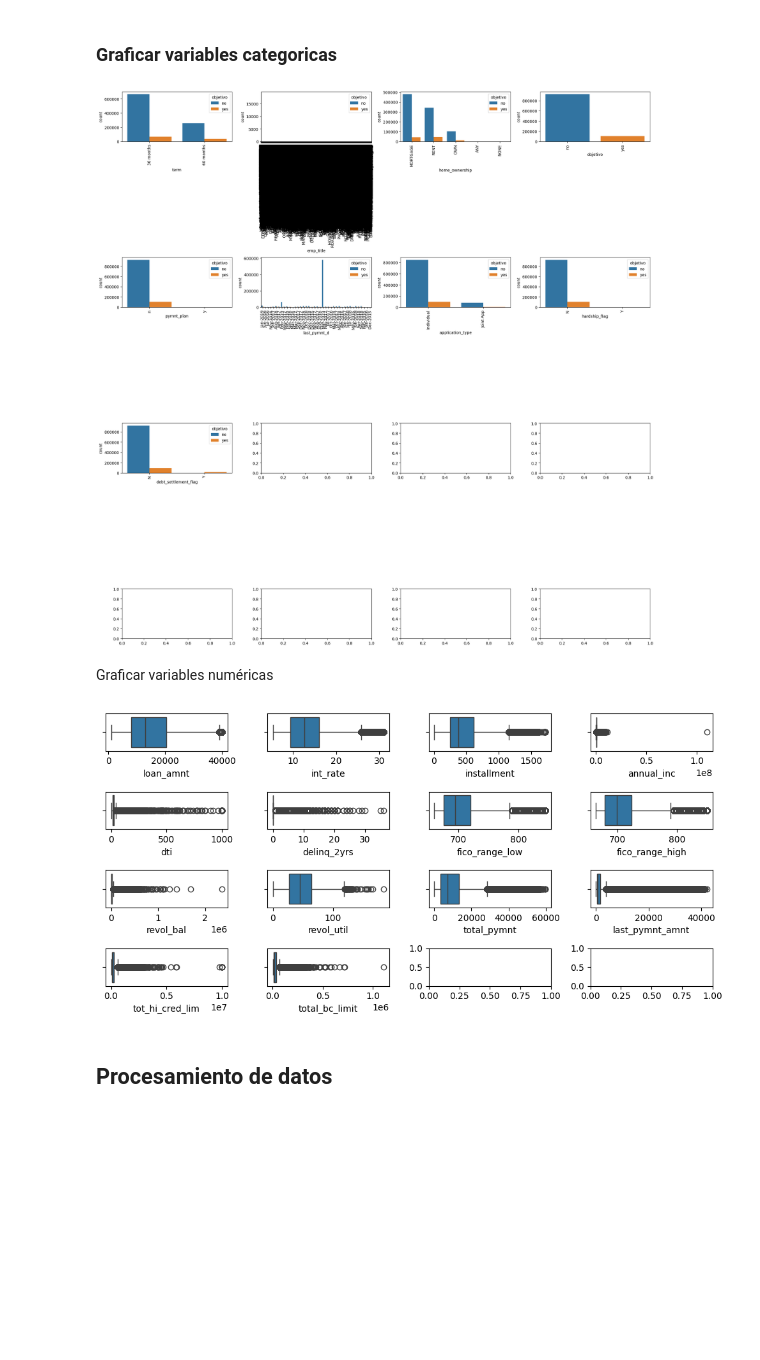
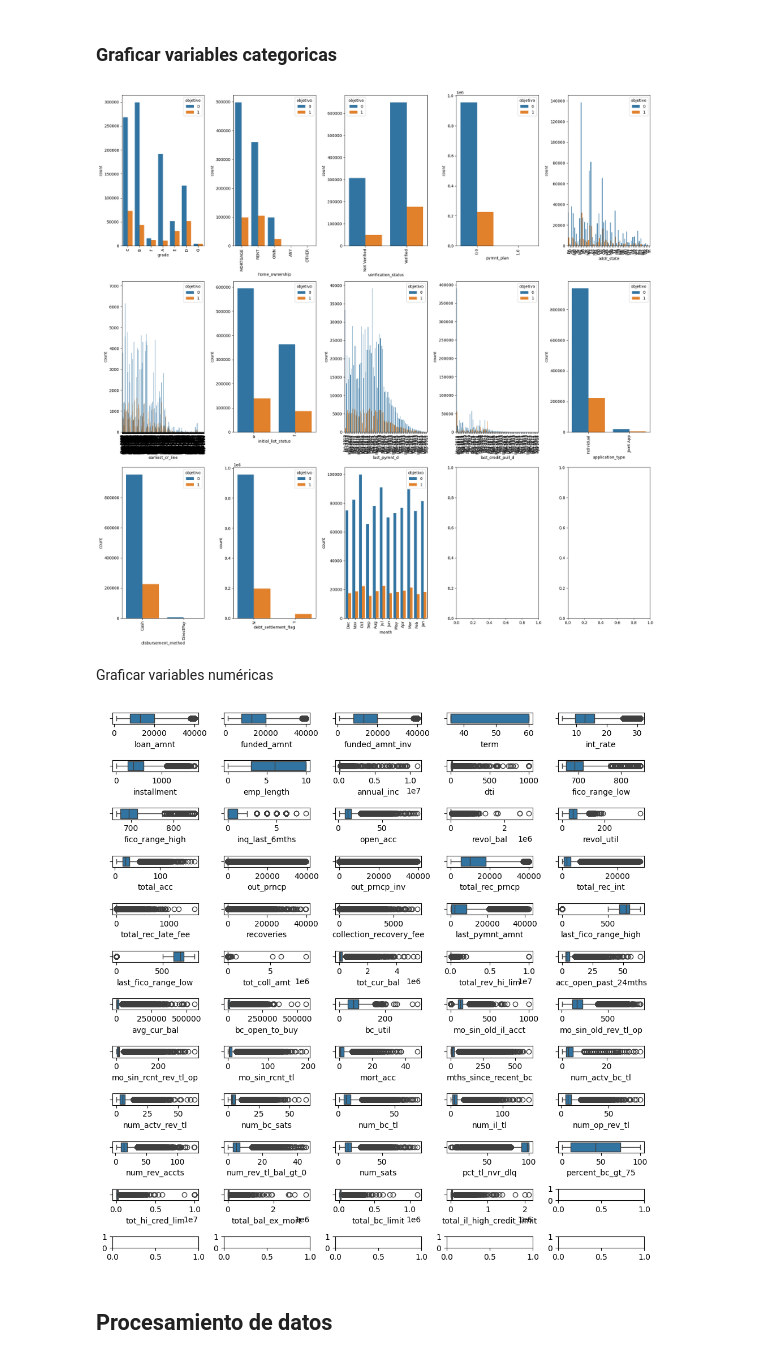
Before and after one commit to armanysys/003-AnaliticaFinanzas, a Jupyter notebook: Lending club.ipynb, the cells around one changed output. Cells and saved outputs as stored; diff of their text form; code cells hidden in the pictures; blank space fills up the shorter version.

```diff
--- a/Lending club.ipynb
+++ b/Lending club.ipynb
@@ -314,0 +587,5 @@ Index(['term', 'emp_title', 'home_ownership', 'objetivo', 'pymnt_plan',
+# %%
+# Reemplazo de la variable para 1 y 0
+df3['pymnt_plan']=df3['pymnt_plan'].replace({'n':0,'y':1})
+df3['pymnt_plan']=df3['pymnt_plan'].astype('float')
+df3['pymnt_plan'].unique()
@@ -329,19 +627,18 @@ Index(['loan_amnt', 'int_rate', 'installment', 'annual_inc', 'dti',
 ### Graficar variables categoricas
 # %%
 #renombrar las variables categoricas
-# Quitamos los zipcodes
-cat_vars =['term', 'emp_title', 'home_ownership', 'objetivo', 'pymnt_plan',
-        'last_pymnt_d', 'application_type', 'hardship_flag',
-       'debt_settlement_flag']
+cat_vars =['grade', 'home_ownership', 'verification_status', 'pymnt_plan',
+       'addr_state', 'earliest_cr_line', 'initial_list_status', 'last_pymnt_d',
+       'last_credit_pull_d', 'application_type', 'disbursement_method',
+       'debt_settlement_flag', 'month']
 # %%
-
 #Crear figuras con subplots
-fig, axs = plt.subplots(nrows=4, ncols=4, figsize = (20, 20))
+fig, axs = plt.subplots(nrows=3, ncols=5, figsize = (20, 20))
 axs = axs.flatten()
 
 #Crear un countplot para cada variable categorica
 for i, var in enumerate (cat_vars):
-    sns.countplot(x=var, hue="objetivo", data = df2_categoricas, ax=axs[i])
+    sns.countplot(x=var, hue="objetivo", data = df3, ax=axs[i])
     axs[i].set_xticklabels(axs[i].get_xticklabels(), rotation = 90)
 
 #Ajustar espacio entre subplots
@@ -350,26 +647,40 @@ fig.tight_layout()
 #Mostrar el plot
 plt.show()
 # %% [output]
-[figure, old version]
+[figure, new version]
+# %%
+#Eliminación de variables que no contribuyen
+df3=df3.drop(columns={'disbursement_method','pymnt_plan'})
 # %% [markdown]
 Graficar variables numéricas
 # %%
-num_vars = ['loan_amnt', 'int_rate', 'installment', 'annual_inc', 'dti',
-       'delinq_2yrs', 'fico_range_low', 'fico_range_high', 'revol_bal',
-       'revol_util', 'total_pymnt', 'last_pymnt_amnt', 'tot_hi_cred_lim',
-       'total_bc_limit']
+num_vars = ['loan_amnt', 'funded_amnt', 'funded_amnt_inv', 'term', 'int_rate',
+       'installment', 'emp_length', 'annual_inc', 'dti',
+       'fico_range_low', 'fico_range_high', 'inq_last_6mths', 'open_acc',
+       'revol_bal', 'revol_util', 'total_acc', 'out_prncp', 'out_prncp_inv',
+       'total_rec_prncp', 'total_rec_int', 'total_rec_late_fee', 'recoveries',
+       'collection_recovery_fee', 'last_pymnt_amnt', 'last_fico_range_high',
+       'last_fico_range_low', 'tot_coll_amt', 'tot_cur_bal',
+       'total_rev_hi_lim', 'acc_open_past_24mths', 'avg_cur_bal',
+       'bc_open_to_buy', 'bc_util', 'mo_sin_old_il_acct',
+       'mo_sin_old_rev_tl_op', 'mo_sin_rcnt_rev_tl_op', 'mo_sin_rcnt_tl',
+       'mort_acc', 'mths_since_recent_bc', 'num_actv_bc_tl', 'num_actv_rev_tl',
+       'num_bc_sats', 'num_bc_tl', 'num_il_tl', 'num_op_rev_tl',
+       'num_rev_accts', 'num_rev_tl_bal_gt_0', 'num_sats', 'pct_tl_nvr_dlq',
+       'percent_bc_gt_75', 'tot_hi_cred_lim', 'total_bal_ex_mort',
+       'total_bc_limit', 'total_il_high_credit_limit']
 
-fig, axs = plt.subplots(nrows=4, ncols=4, figsize=(10, 5))
+fig, axs = plt.subplots(nrows=12, ncols=5, figsize=(10, 10))
 axs = axs.flatten()
 
 for i, var in enumerate(num_vars):
-    sns.boxplot(x=var, data=df2_numericas, ax=axs[i])
+    sns.boxplot(x=var, data=df3, ax=axs[i])
 
 fig.tight_layout()
 
 plt.show()
 # %% [output]
-[figure, old version]
+[figure, new version]
 # %% [markdown]
 ## Procesamiento de datos
 # %%
```
Also changed, not shown: parts of 228 cells of this notebook.
